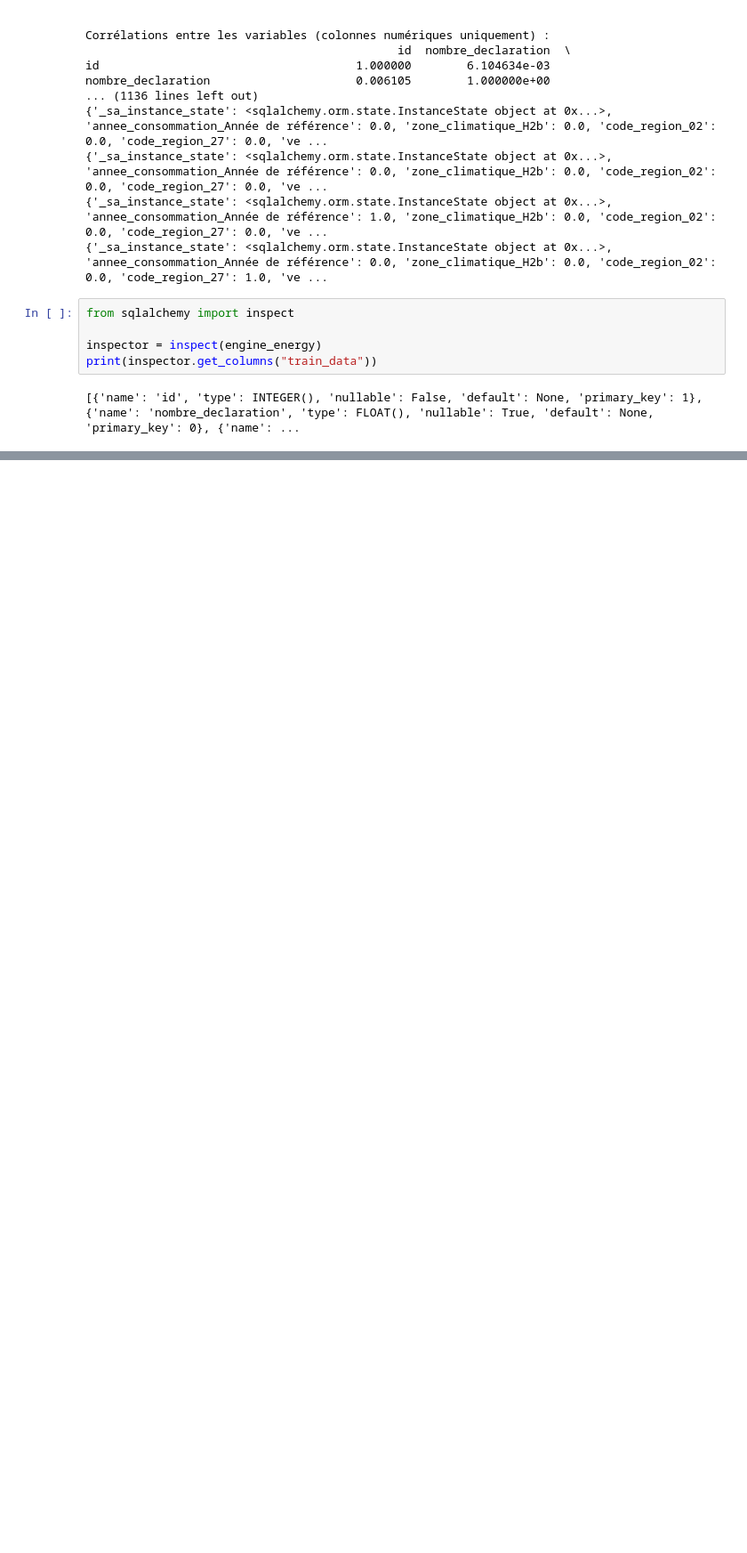
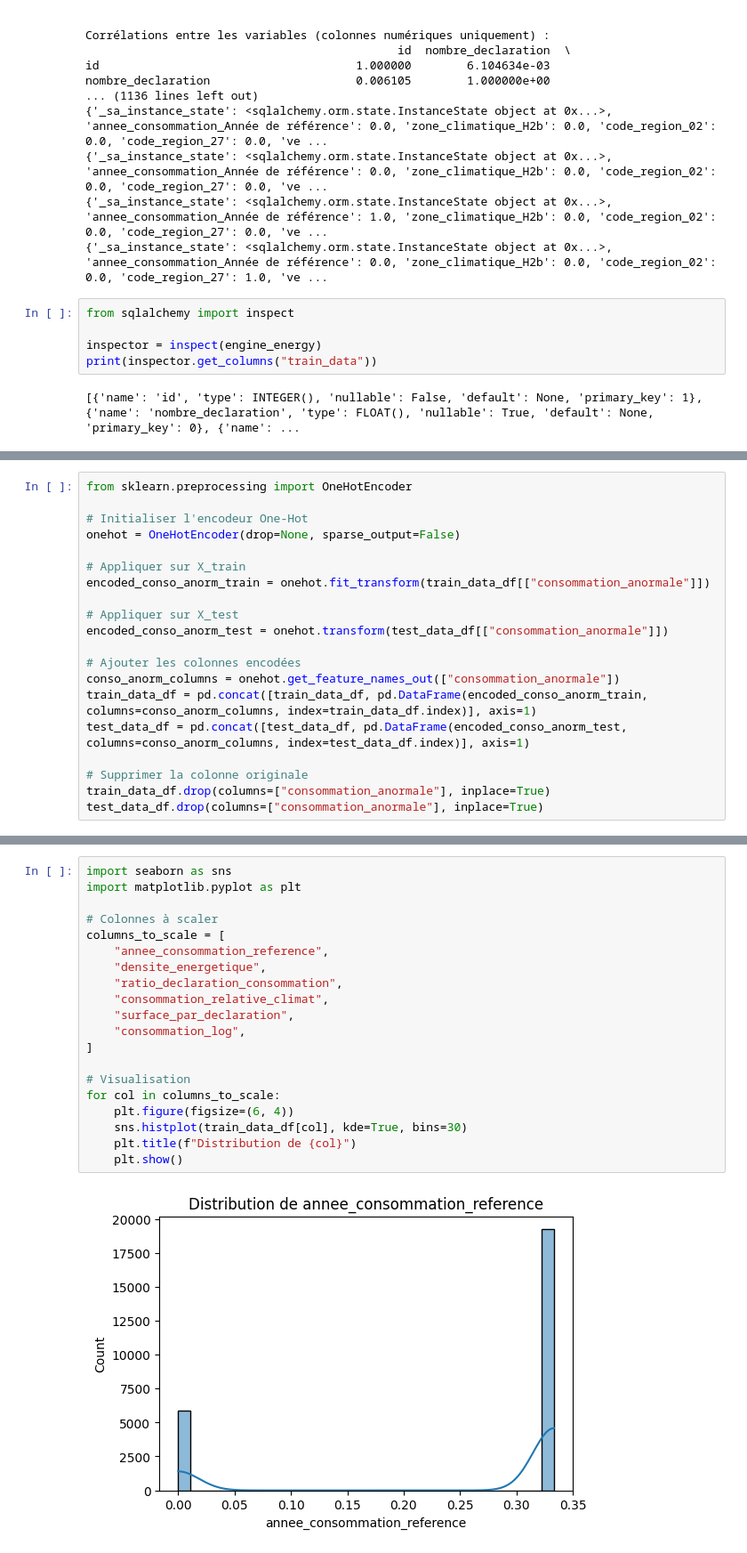
Before and after one commit to elpulpo0/PowerPredict, a Jupyter notebook: _backend/database/database.ipynb, the cells around one changed output, grey strips where cells are left out. Shown at 89% size. Saved outputs shown, nothing was run; the diff lists cells and outputs as text; blank space fills up the shorter version.

Commit message:
actualisation de la database avec toutes les nouvelles colonnes encodées et scalées issues des calculs

```diff
--- a/_backend/database/database.ipynb
+++ b/_backend/database/database.ipynb
@@ -1261,0 +1264,20 @@ print(inspector.get_columns("train_data"))
+# %%
+from sklearn.preprocessing import OneHotEncoder
+
+# Initialiser l'encodeur One-Hot
+onehot = OneHotEncoder(drop=None, sparse_output=False)
+
+# Appliquer sur X_train
+encoded_conso_anorm_train = onehot.fit_transform(train_data_df[["consommation_anormale"]])
+
+# Appliquer sur X_test
+encoded_conso_anorm_test = onehot.transform(test_data_df[["consommation_anormale"]])
+
+# Ajouter les colonnes encodées
+conso_anorm_columns = onehot.get_feature_names_out(["consommation_anormale"])
+train_data_df = pd.concat([train_data_df, pd.DataFrame(encoded_conso_anorm_train, columns=conso_anorm_columns, index=train_data_df.index)], axis=1)
+test_data_df = pd.concat([test_data_df, pd.DataFrame(encoded_conso_anorm_test, columns=conso_anorm_columns, index=test_data_df.index)], axis=1)
+
+# Supprimer la colonne originale
+train_data_df.drop(columns=["consommation_anormale"], inplace=True)
+test_data_df.drop(columns=["consommation_anormale"], inplace=True)
@@ -1261,0 +1296,22 @@ print(inspector.get_columns("train_data"))
+# %%
+import seaborn as sns
+import matplotlib.pyplot as plt
+
+# Colonnes à scaler
+columns_to_scale = [
+    "annee_consommation_reference",
+    "densite_energetique",
+    "ratio_declaration_consommation",
+    "consommation_relative_climat",
+    "surface_par_declaration",
+    "consommation_log",
+]
+
+# Visualisation
+for col in columns_to_scale:
+    plt.figure(figsize=(6, 4))
+    sns.histplot(train_data_df[col], kde=True, bins=30)
+    plt.title(f"Distribution de {col}")
+    plt.show()
+# %% [output]
+[figure, added]
```
Also changed, not shown: parts of 12 cells of this notebook, 3 other files.
